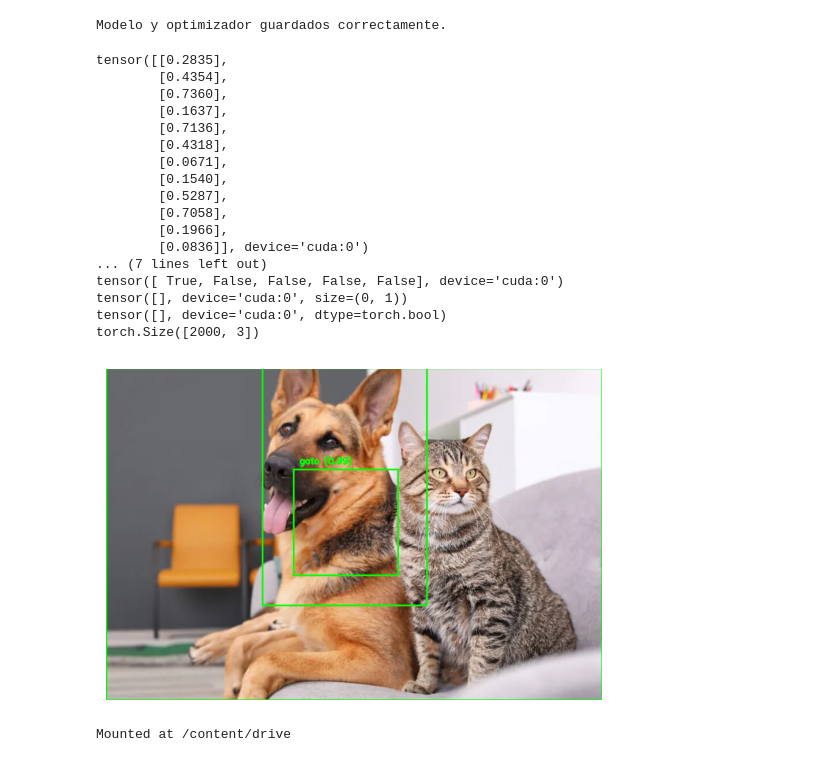
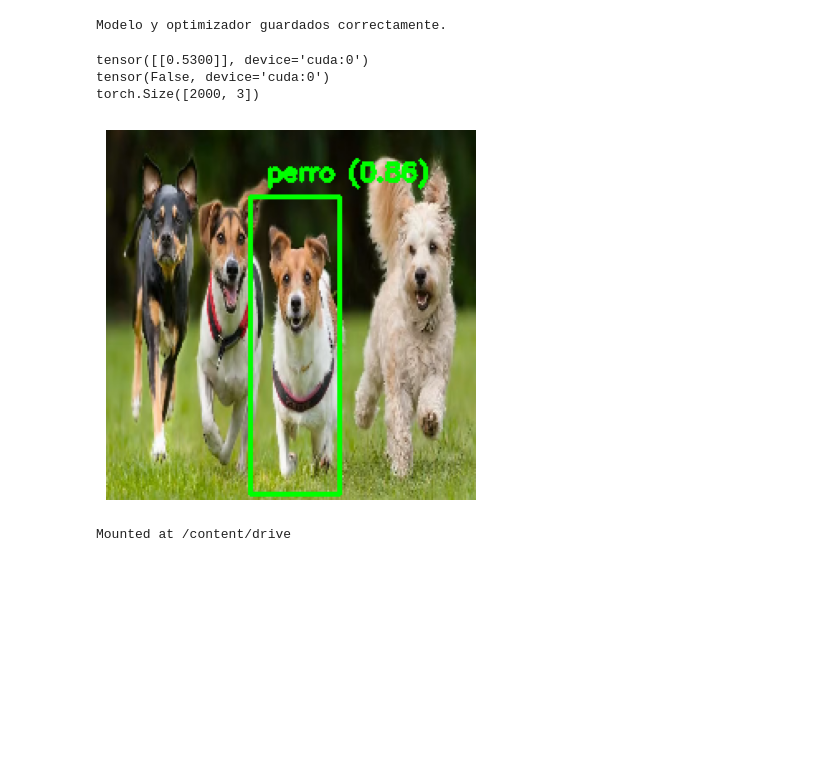
Before and after one commit to JuniorHZ19/CNN-PARA-DETECION-DE-OBJETOS, a Jupyter notebook: FAST R-CNN.ipynb, the cells around one changed output. Cells and saved outputs as stored; diff of their text form; code cells hidden in the pictures; blank space fills up the shorter version.

```diff
--- a/FAST R-CNN.ipynb
+++ b/FAST R-CNN.ipynb
@@ -189,10 +199,13 @@ class Fast_RCNN(nn.Module):
     self.flatten = nn.Flatten(start_dim=1)
 
     # Fully Connected Layers for Classification
+    self.fc1= nn.Linear(7 * 7 * 512, 4096)
 
-    self.fc_cls = nn.Linear(512 * 7 * 7, num_clases)  # 512 es el número de canales de VGG16, 7x7 es el tamaño de RoI Pool
+    self.relu=.nn.ReLU()
 
-    self.fc_bbox = nn.Linear(512 * 7 * 7, 4)  # Para coordenadas de caja delimitadora (x, y, w, h)
+    self.fc_cls = nn.Linear(4096, num_clases)  # 512 es el número de canales de VGG16, 7x7 es el tamaño de RoI Pool
+
+    self.fc_bbox = nn.Linear(4096, 4)  # Para coordenadas de caja delimitadora (x, y, w, h)
 
  def forward(self, x,rois):
 
@@ -204,6 +217,10 @@ class Fast_RCNN(nn.Module):
         # Flatten pooled features
         x = self.flatten(x)
 
+        x=self.fc1(x)
+
+        x=self.relu(x)
+
         # Classification
         cls_scores = self.fc_cls(x)
 
@@ -340,12 +357,7 @@ import torch
 from torchvision.ops import box_iou
 import torch
 def filter_and_assign_labels(rois, gt_boxes, gt_labels, iou_threshold_pos=0.5, iou_threshold_neg=0.3,max_fondos_ratio=15):
-    """
-    Filtra ROIs y asigna etiquetas y objetivos de regresión de las cajas.
-    - ROIs con IOU >= iou_threshold_pos se consideran positivos.
-    - ROIs con IOU < iou_threshold_neg se consideran negativos.
-    - ROIs en el rango [iou_threshold_neg, iou_threshold_pos) se descartan.
-    """
+
     batch_size = rois.size(0)
     all_labels = []
     all_bbox_targets = []
@@ -382,9 +394,8 @@ def filter_and_assign_labels(rois, gt_boxes, gt_labels, iou_threshold_pos=0.5, i
         filtered_rois_per_image = rois_per_image[valid_indices]
 
         # Agregar índices de batch
-        batch_indices = torch.full(
-            (filtered_rois_per_image.size(0), 1), i, dtype=torch.float32, device=rois.device
-        )
+        batch_indices = torch.full((filtered_rois_per_image.size(0), 1), i, dtype=torch.float32, device=rois.device)
+
         filtered_rois_with_batch = torch.cat([batch_indices, filtered_rois_per_image], dim=1)  # [num_valid_rois, 5]
 
         # Objetivos de regresión de cajas
@@ -432,7 +443,7 @@ optimizer = optim.SGD(model.parameters(), lr=0.01, momentum=0.9, weight_decay=0.
 iou_thresholds = torch.arange(0.5, 9.5, 0.05).tolist()
 mAP_metric = MeanAveragePrecision(iou_thresholds=iou_thresholds)
 
-num_epocas=6
+num_epocas=5
 
 for epoch in range(num_epocas):
     model.train()
@@ -455,7 +466,7 @@ for epoch in range(num_epocas):
 
 
         loss_cls = criterion_cls(class_logits, labels)
-        loss_bbox = criterion_bbox(bbox_deltas, deltas/16)
+        loss_bbox = criterion_bbox(bbox_deltas, deltas)
         loss = loss_cls + loss_bbox
 
           # Retropropagación y optimización
@@ -615,8 +625,9 @@ import torch.nn.functional as F
 
 import matplotlib.pyplot as plt
 
-image = cv2.imread("/content/0001.jpg")
+image = cv2.imread("/content/0017.jpg")
 
+image=cv2.resize(image,(224,224,))
 
 rois=generate_rois(image,max_regiones=2000,fast_mode=False)
 
@@ -652,52 +663,38 @@ labels_filtered = predicted_labels[selected_indices].to(device)
 scores_filtered = probs[selected_indices].to(device)
 deltas_filtered = bbox_deltas[selected_indices].to(device)
 
 # Aplicamos la transformación inversa
-#pred_bbox_reales = reverse_translation(boxes_filtered , deltas_filtered)
-pred_bbox_reales = boxes_filtered
+pred_bbox_reales = reverse_translation(boxes_filtered , deltas_filtered)
+#pred_bbox_reales = boxes_filtered
 pred_bbox_reales=pred_bbox_reales.to(device)
 
 pred_bbox_reales=pred_bbox_reales
 
 
 boxes_selected, scores_selected=non_maximum_suppression(pred_bbox_reales, scores_filtered, iou_threshold=0.3, prob_threshold=0.8)
 
 
 boxes_selected_np = boxes_selected.detach().cpu().numpy()
 scores_selected_np = scores_selected.detach().cpu().numpy()
 
 
 print(probs.shape)
 
 clases=['gato','perro']
 for pred_bbox,score in zip(boxes_selected,scores_selected):
   cv2.rectangle(image, (int(pred_bbox[0]), int(pred_bbox[1])), (int(pred_bbox[2]), int(pred_bbox[3])), (0, 255, 0), 2)
   cv2.putText(image, f'{clases[torch.argmax(score)-1]} ({torch.max(score):.2f})', (int(pred_bbox[0])+10,int(pred_bbox[1])-10), cv2.FONT_HERSHEY_SIMPLEX,0.5, (0, 255, 0), 2)
 
 
 
 plt.imshow(cv2.cvtColor(image, cv2.COLOR_BGR2RGB))
 plt.axis('off')  # Desactivar los ejes para mostrar solo la imagen
 plt.show()
 # %% [output]
-tensor([[0.2835],
-        [0.4354],
-        [0.7360],
-        [0.1637],
-        [0.7136],
-        [0.4318],
-        [0.0671],
-        [0.1540],
-        [0.5287],
-        [0.7058],
-        [0.1966],
-        [0.0836]], device='cuda:0')
-... (7 lines left out)
-tensor([ True, False, False, False, False], device='cuda:0')
-tensor([], device='cuda:0', size=(0, 1))
-tensor([], device='cuda:0', dtype=torch.bool)
+tensor([[0.5300]], device='cuda:0')
+tensor(False, device='cuda:0')
 torch.Size([2000, 3])
-[figure, old version]
+[figure, new version]
 # %%
 from google.colab import drive
 drive.mount('/content/drive')
```
Also changed, not shown: parts of 5 cells of this notebook.
